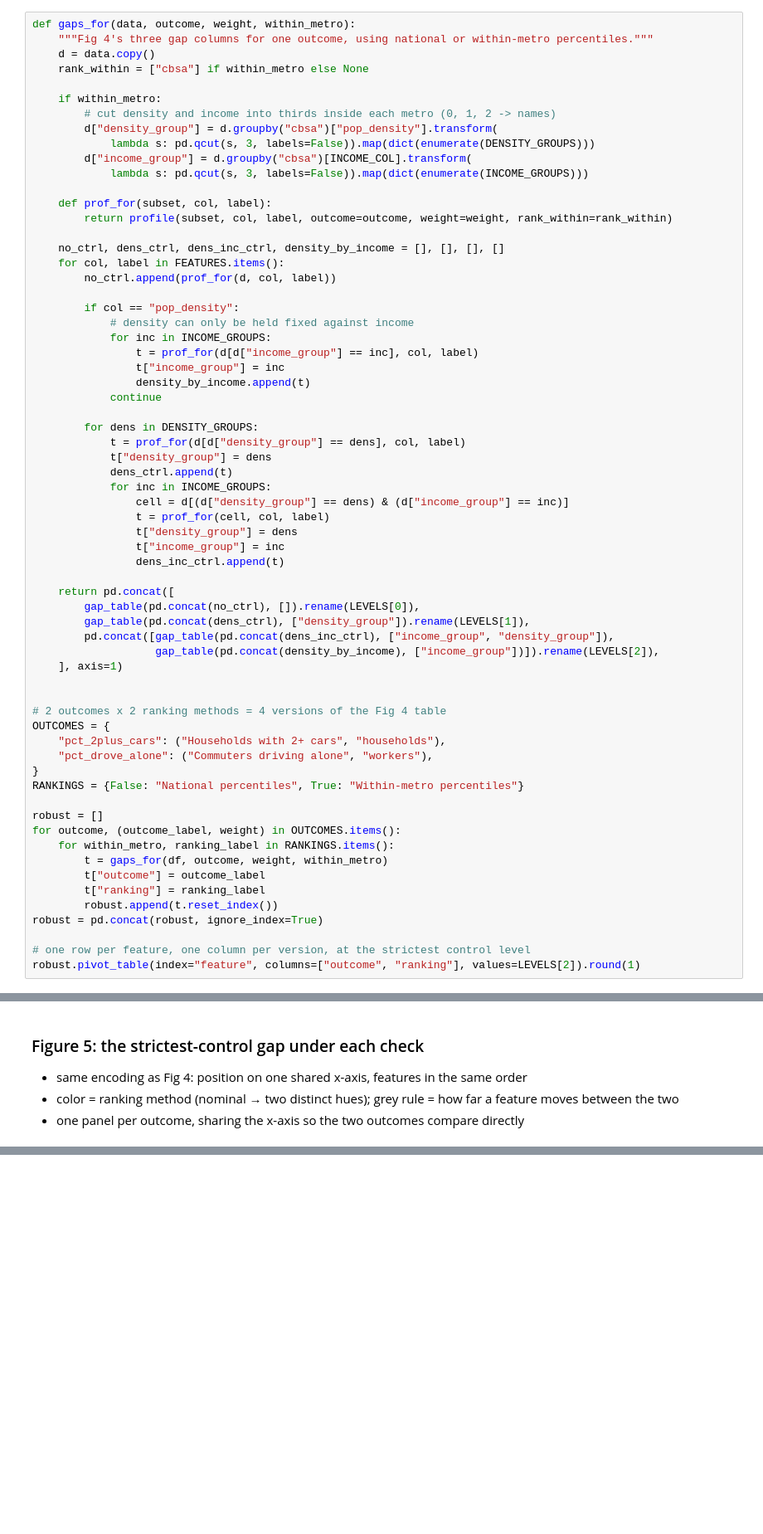
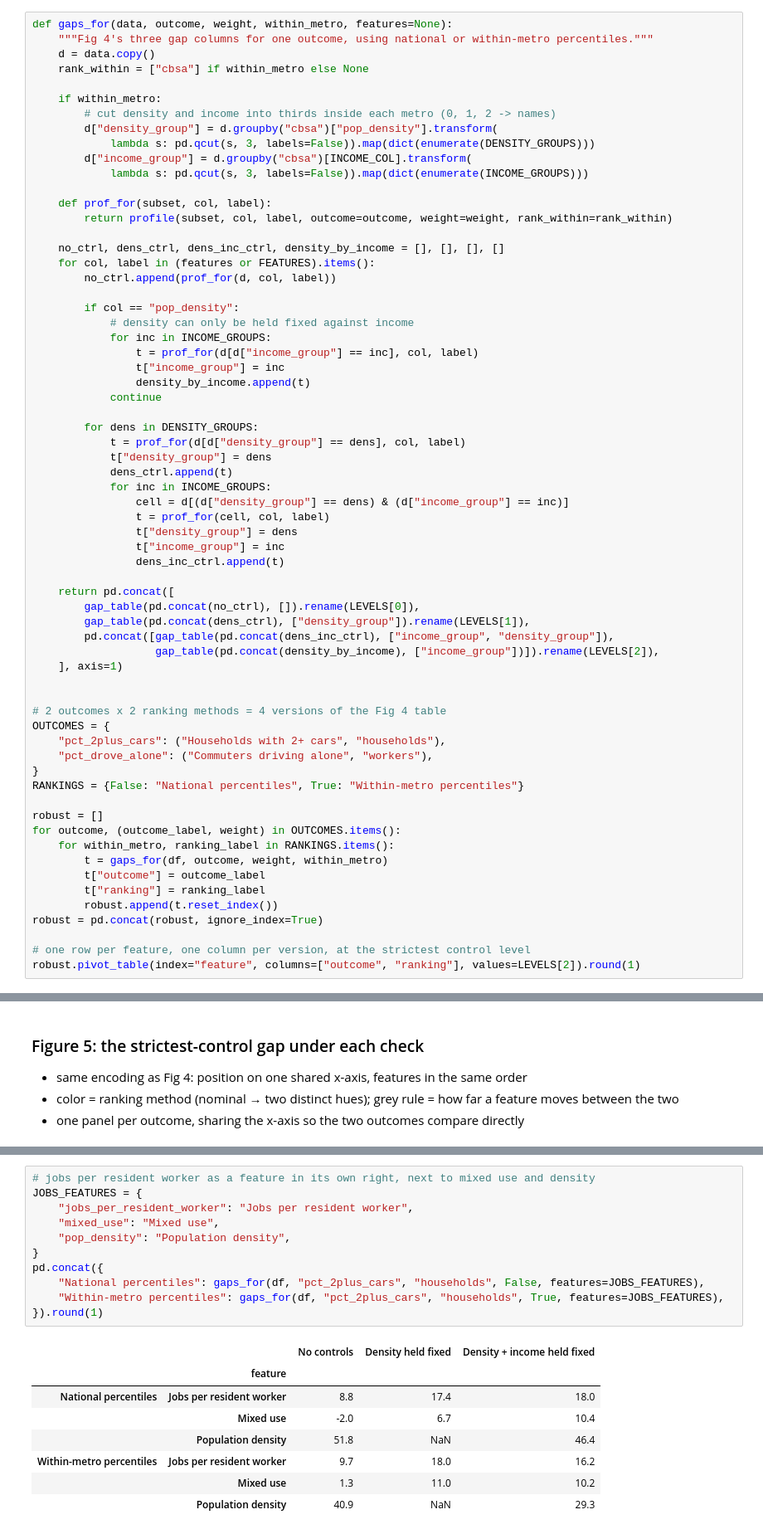
Before and after one commit to schaddha05/DATA23700-Final-Project, a Jupyter notebook: notebooks/01_built_environment_vs_car_ownership.ipynb, the cells around one changed output, grey strips where cells are left out. Shown at 83% size. Drawn from its saved outputs; the diff is of its cells as text; blank space fills up the shorter version.

```diff
--- a/notebooks/01_built_environment_vs_car_ownership.ipynb
+++ b/notebooks/01_built_environment_vs_car_ownership.ipynb
@@ -564,7 +564,7 @@ We decided on two checks **before** seeing their results, and report them whatev
 
 Same method as Fig 4 otherwise: 10 bins, gap = least-urban bin minus most-urban bin, averaged over the control groups.
 # %%
-def gaps_for(data, outcome, weight, within_metro):
+def gaps_for(data, outcome, weight, within_metro, features=None):
     """Fig 4's three gap columns for one outcome, using national or within-metro percentiles."""
     d = data.copy()
     rank_within = ["cbsa"] if within_metro else None
@@ -580,7 +580,7 @@ def gaps_for(data, outcome, weight, within_metro):
         return profile(subset, col, label, outcome=outcome, weight=weight, rank_within=rank_within)
 
     no_ctrl, dens_ctrl, dens_inc_ctrl, density_by_income = [], [], [], []
-    for col, label in FEATURES.items():
+    for col, label in (features or FEATURES).items():
         no_ctrl.append(prof_for(d, col, label))
 
         if col == "pop_density":
@@ -718,0 +830,20 @@ Caveats
+# %%
+# jobs per resident worker as a feature in its own right, next to mixed use and density
+JOBS_FEATURES = {
+    "jobs_per_resident_worker": "Jobs per resident worker",
+    "mixed_use": "Mixed use",
+    "pop_density": "Population density",
+}
+pd.concat({
+    "National percentiles": gaps_for(df, "pct_2plus_cars", "households", False, features=JOBS_FEATURES),
+    "Within-metro percentiles": gaps_for(df, "pct_2plus_cars", "households", True, features=JOBS_FEATURES),
+}).round(1)
+# %% [output]
+|  |  | No controls | Density held fixed | Density + income held fixed |
+|  | feature |  |  |  |
+| National percentiles | Jobs per resident worker | 8.8 | 17.4 | 18.0 |
+|  | Mixed use | -2.0 | 6.7 | 10.4 |
+|  | Population density | 51.8 | NaN | 46.4 |
+| Within-metro percentiles | Jobs per resident worker | 9.7 | 18.0 | 16.2 |
+|  | Mixed use | 1.3 | 11.0 | 10.2 |
+|  | Population density | 40.9 | NaN | 29.3 |
```
Also changed, not shown: parts of 8 cells of this notebook, 2 other files.
